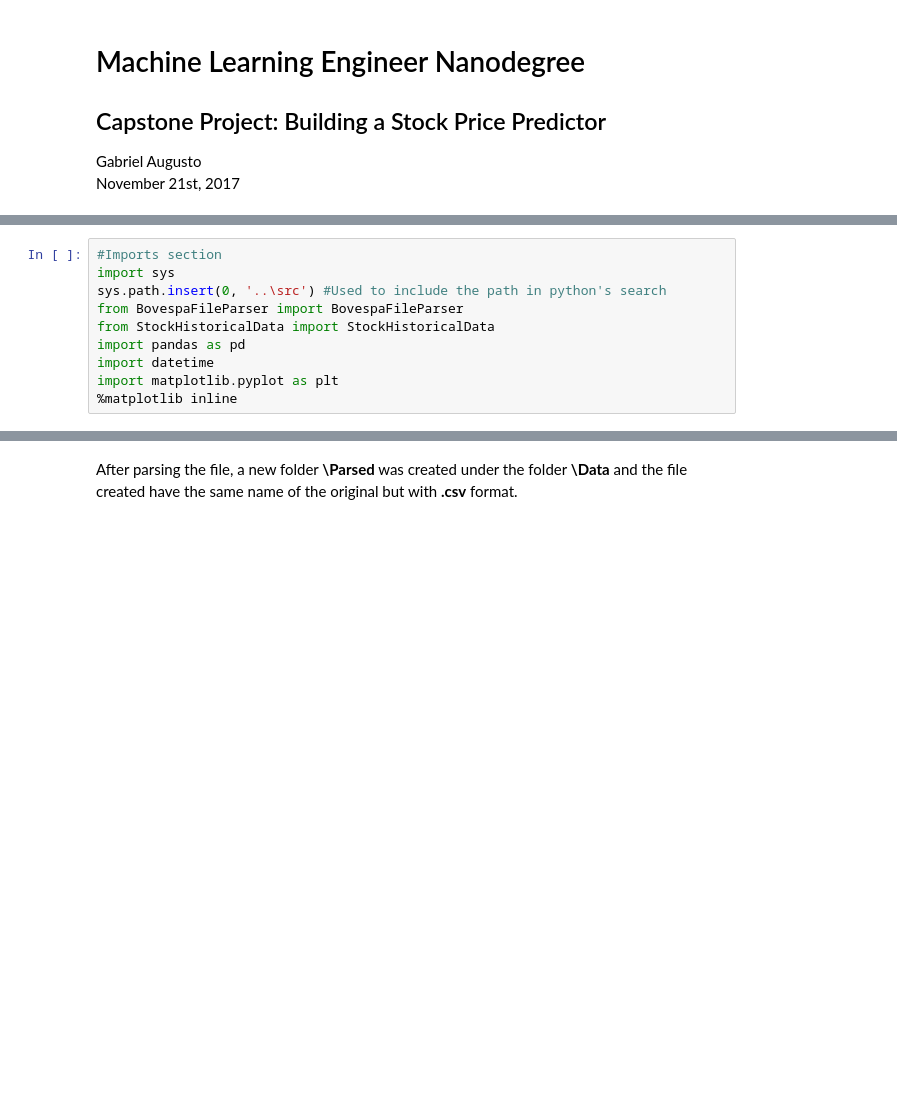
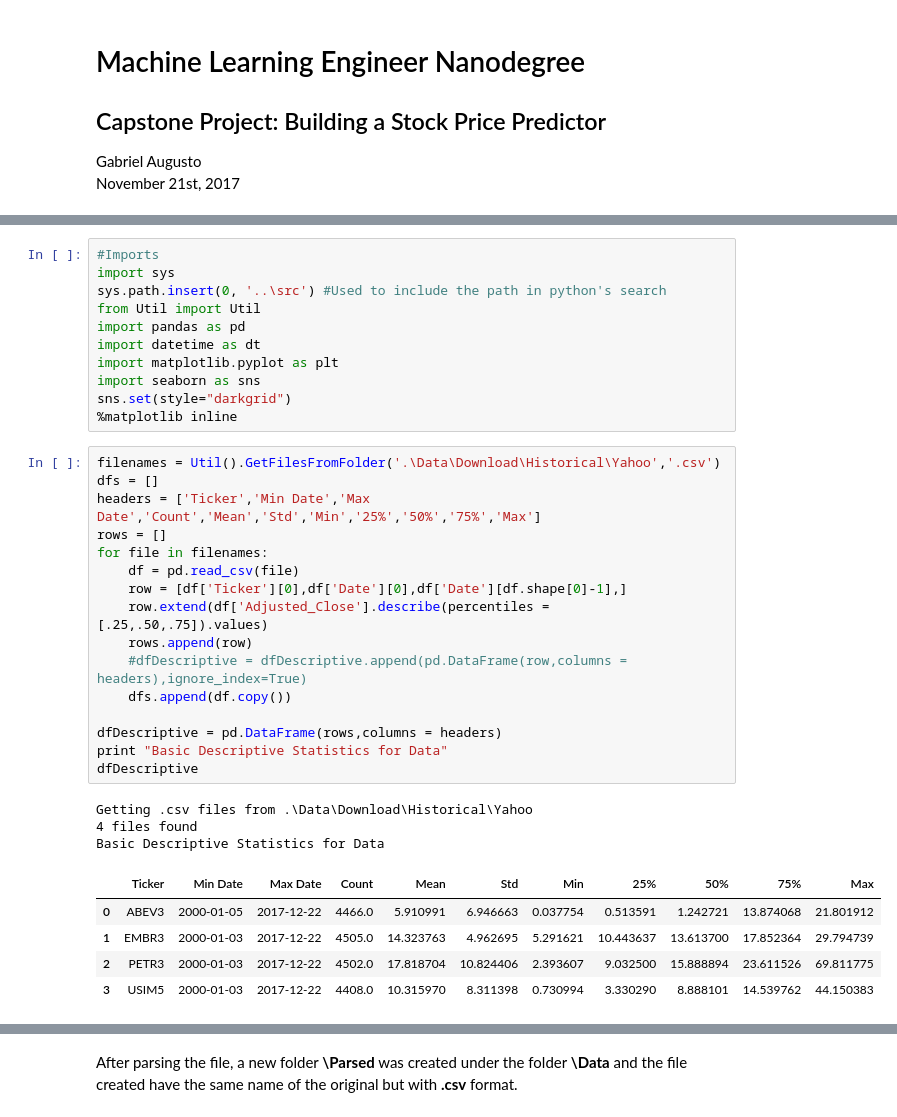
Before and after one commit to gabriel301/MLNanodregree, a Jupyter notebook: projects/capstone/CapstoneProject/Report/Capstone Report.ipynb, the cells around one changed output, grey strips where cells are left out. Drawn from its saved outputs; the diff is of its cells as text; blank space fills up the shorter version.

```diff
--- a/projects/capstone/CapstoneProject/Report/Capstone Report.ipynb
+++ b/projects/capstone/CapstoneProject/Report/Capstone Report.ipynb
@@ -118,10 +107,36 @@ In the snippet below, it is imported a module that I created to handle with B3 f
 # %%
-#Imports section
+#Imports
 import sys
 sys.path.insert(0, '..\src') #Used to include the path in python's search
-from BovespaFileParser import BovespaFileParser
-from StockHistoricalData import StockHistoricalData
+from Util import Util
 import pandas as pd
-import datetime
+import datetime as dt
 import matplotlib.pyplot as plt
+import seaborn as sns
+sns.set(style="darkgrid")
 %matplotlib inline
+# %%
+filenames = Util().GetFilesFromFolder('.\Data\Download\Historical\Yahoo','.csv')
+dfs = []
+headers = ['Ticker','Min Date','Max Date','Count','Mean','Std','Min','25%','50%','75%','Max']
+rows = []
+for file in filenames:
+    df = pd.read_csv(file)
+    row = [df['Ticker'][0],df['Date'][0],df['Date'][df.shape[0]-1],]
+    row.extend(df['Adjusted_Close'].describe(percentiles = [.25,.50,.75]).values)
+    rows.append(row)
+    #dfDescriptive = dfDescriptive.append(pd.DataFrame(row,columns = headers),ignore_index=True)
+    dfs.append(df.copy())
+
+dfDescriptive = pd.DataFrame(rows,columns = headers)
+print "Basic Descriptive Statistics for Data"
+dfDescriptive
+# %% [output]
+Getting .csv files from .\Data\Download\Historical\Yahoo
+4 files found
+Basic Descriptive Statistics for Data
+|  | Ticker | Min Date | Max Date | Count | Mean | Std | Min | 25% | 50% | 75% | Max |
+| 0 | ABEV3 | 2000-01-05 | 2017-12-22 | 4466.0 | 5.910991 | 6.946663 | 0.037754 | 0.513591 | 1.242721 | 13.874068 | 21.801912 |
+| 1 | EMBR3 | 2000-01-03 | 2017-12-22 | 4505.0 | 14.323763 | 4.962695 | 5.291621 | 10.443637 | 13.613700 | 17.852364 | 29.794739 |
+| 2 | PETR3 | 2000-01-03 | 2017-12-22 | 4502.0 | 17.818704 | 10.824406 | 2.393607 | 9.032500 | 15.888894 | 23.611526 | 69.811775 |
+| 3 | USIM5 | 2000-01-03 | 2017-12-22 | 4408.0 | 10.315970 | 8.311398 | 0.730994 | 3.330290 | 8.888101 | 14.539762 | 44.150383 |
```
Also changed, not shown: parts of 9 cells of this notebook, 2 other files.
